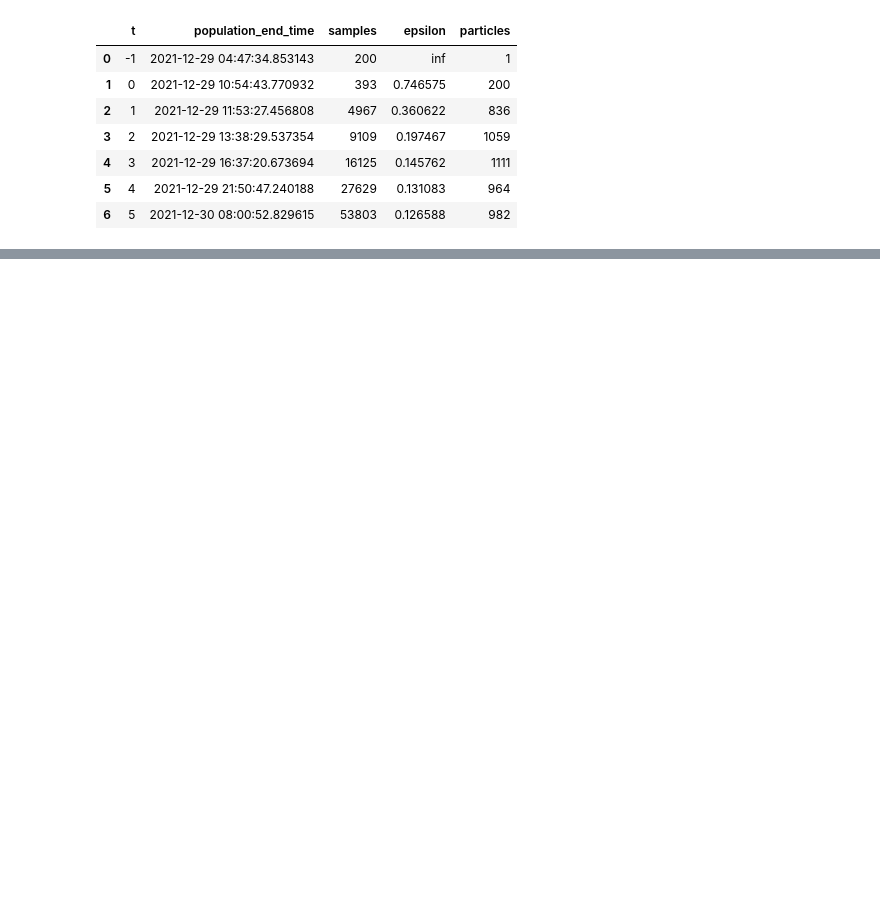
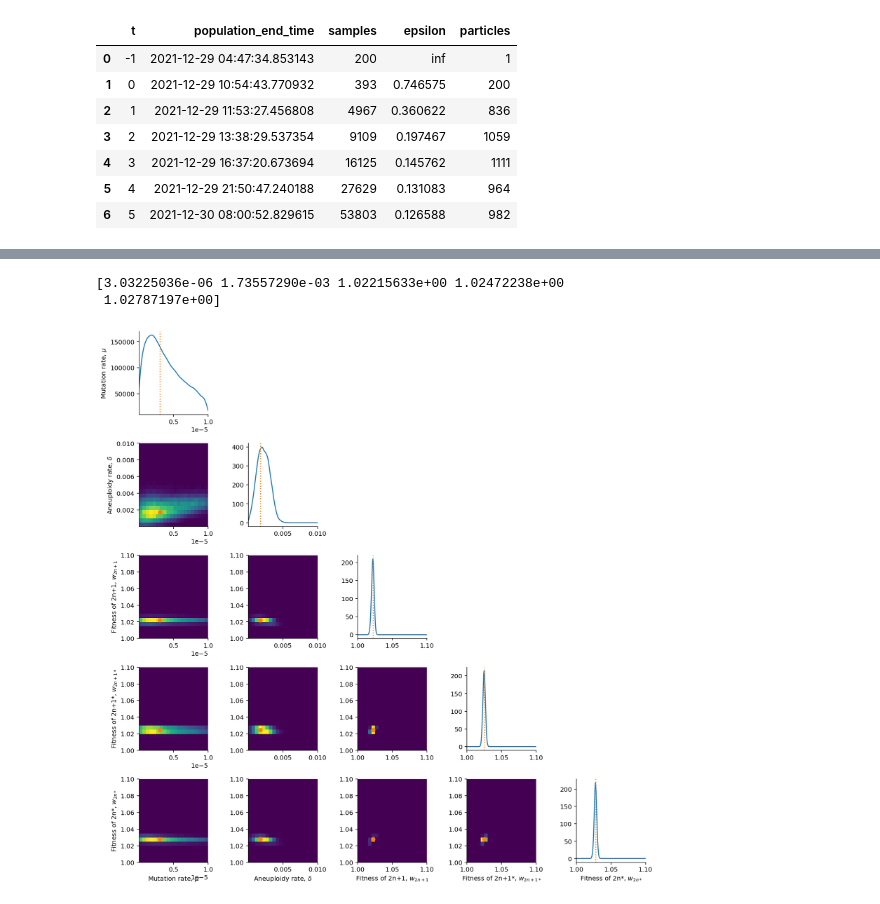
Before and after one commit to yoavram-lab/Heatrisomy, a Jupyter notebook: src/notebooks/posterior-plot.ipynb, the cells around one changed output, grey strips where cells are left out. Cells and saved outputs as stored; diff of their text form; code cells hidden in the pictures; blank space fills up the shorter version.

```diff
--- a/src/notebooks/posterior-plot.ipynb
+++ b/src/notebooks/posterior-plot.ipynb
@@ -106,0 +99,7 @@ plot(samples, weights, lims=True, logscale=False)
+# %%
+samples, kde = sample_from_kde(file_name, 50_000)
+plot(samples, kde, lims=True, logscale=False)
+# %% [output]
+[3.03225036e-06 1.73557290e-03 1.02215633e+00 1.02472238e+00
+ 1.02787197e+00]
+[figure, added]
```
Also changed, not shown: parts of 8 cells of this notebook, 4 other files.
